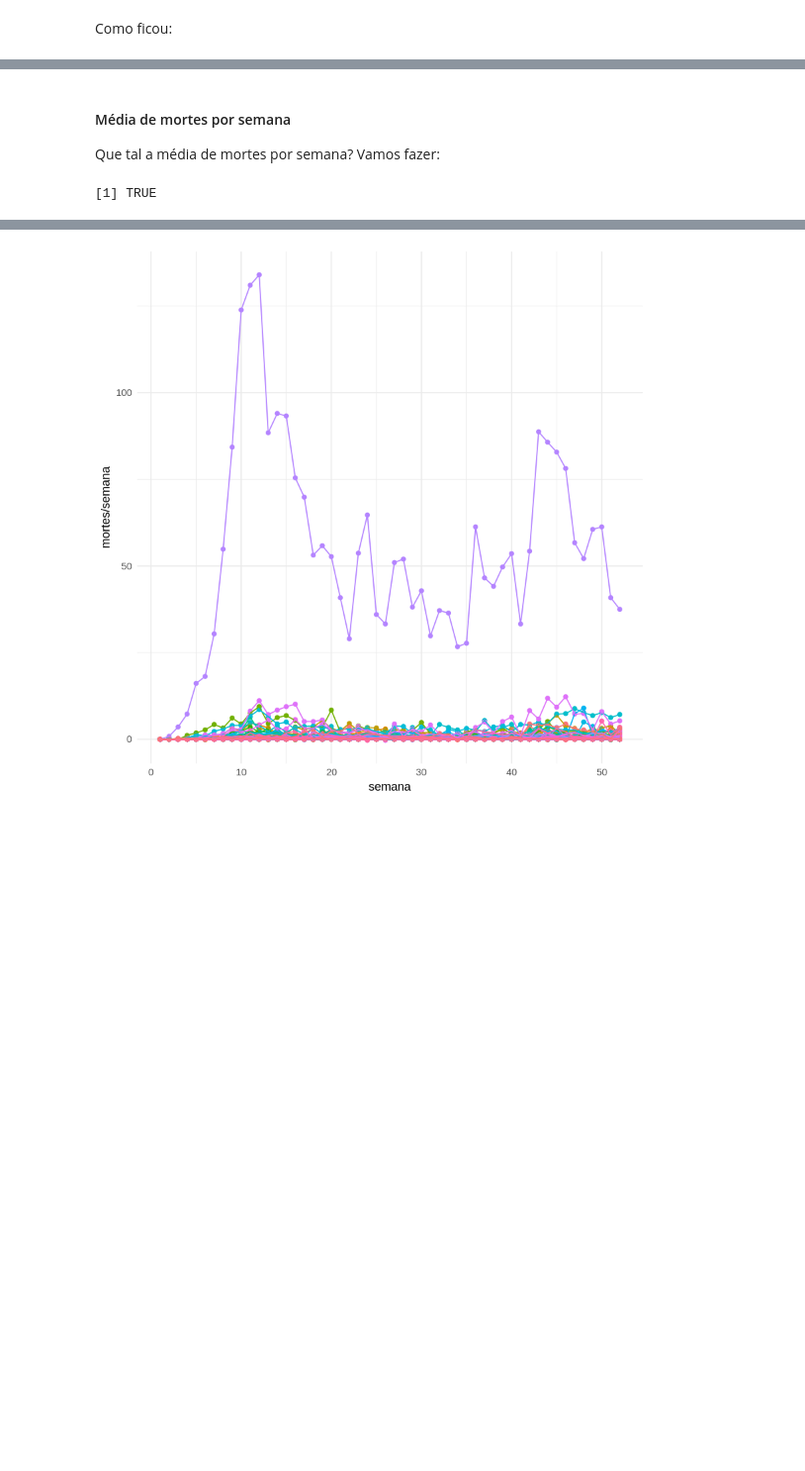
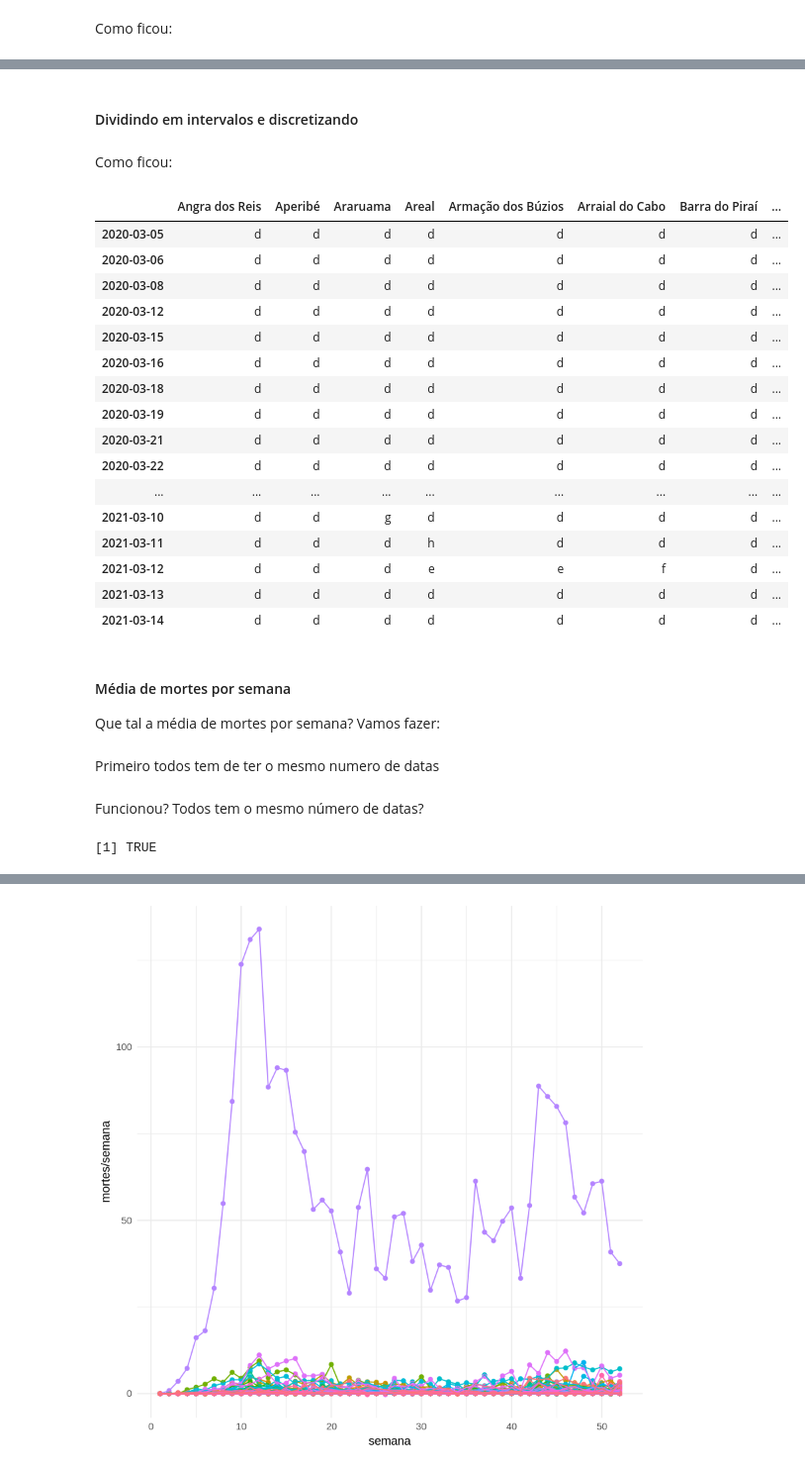
Before and after one commit to castroantonio/R-covid-exploratory-analysis-Brasil.io, a Jupyter notebook: pre-processamento.ipynb, the cells around one changed output, grey strips where cells are left out. Shown at 99% size. Drawn from its saved outputs; the diff is of its cells as text; code cells hidden in the pictures; blank space fills up the shorter version.

```diff
--- a/pre-processamento.ipynb
+++ b/pre-processamento.ipynb
@@ -251,16 +251,54 @@ D
 | 2021-03-12 | -0.48057673 | -0.162742 | -0.3214318 | 2.935660 | 2.9567340 | 5.7708671 | -0.3074852 | ... |
 | 2021-03-13 | -0.00952985 | -0.162742 | -0.3214318 | -0.179349 | -0.2732295 | -0.1727805 | 0.3337340 | ... |
 | 2021-03-14 | -0.48057673 | -0.162742 | -0.3214318 | -0.179349 | -0.2732295 | -0.1727805 | -0.3074852 | ... |
+# %% [markdown]
+<h4>Dividindo em intervalos e discretizando</h4>
+# %%
+minimo <- min(D)
+maximo <- max(D)
+numero_intervalos <- 10
+quebras <- seq(from = minimo, to = maximo, length = numero_intervalos + 1)
+
+t <- cut(D, breaks = quebras, labels = letters[1:numero_intervalos], include.lowest=TRUE)
+D <- matrix(t, nrow = nrow(D), ncol = ncol(D))
+
+D <- as.data.frame(D, stringsAsFactors=FALSE)
+rownames(D) <- datas
+colnames(D) <- municipios
+# %% [markdown]
+<p>Como ficou:</p>
+# %%
+D
+# %% [output]
+|  | Angra dos Reis | Aperibé | Araruama | Areal | Armação dos Búzios | Arraial do Cabo | Barra do Piraí | ... |
+| 2020-03-05 | d | d | d | d | d | d | d | ... |
+| 2020-03-06 | d | d | d | d | d | d | d | ... |
+| 2020-03-08 | d | d | d | d | d | d | d | ... |
+| 2020-03-12 | d | d | d | d | d | d | d | ... |
+| 2020-03-15 | d | d | d | d | d | d | d | ... |
+| 2020-03-16 | d | d | d | d | d | d | d | ... |
+| 2020-03-18 | d | d | d | d | d | d | d | ... |
+| 2020-03-19 | d | d | d | d | d | d | d | ... |
+| 2020-03-21 | d | d | d | d | d | d | d | ... |
+| 2020-03-22 | d | d | d | d | d | d | d | ... |
+| ... | ... | ... | ... | ... | ... | ... | ... | ... |
+| 2021-03-10 | d | d | g | d | d | d | d | ... |
+| 2021-03-11 | d | d | d | h | d | d | d | ... |
+| 2021-03-12 | d | d | d | e | e | f | d | ... |
+| 2021-03-13 | d | d | d | d | d | d | d | ... |
+| 2021-03-14 | d | d | d | d | d | d | d | ... |
 # %% [markdown]
 <h4>Média de mortes por semana</h4>
 <p>Que tal a média de mortes por semana? Vamos fazer:</p>
+# %% [markdown]
+<p>Primeiro todos tem de ter o mesmo numero de datas</p>
 # %%
 # seleciona apenas colunas de interesse
-temp <- dados[ , c(1,2,11)]
+temp <- dados[ , c(1,2,11)] # date, city, deaths_day
 
+# todas as datas que existem no conjunto de dados
 datas <- sort(unique(temp$date))
 
-# Primeiro todos tem de ter o mesmo numero de datas
 linha <- nrow(temp)
 for (municipio in municipios) {
   for (data in datas) {
@@ -272,35 +310,9 @@ for (municipio in municipios) {
     }
   }
 }
-
-# Funcionou?
-nrow(temp) / length(datas) == length(municipios)
-
-# Numero de cada semana
-temp$week <- 0
-
-for (municipio in municipios) {
-  i <- 0
-  for (data in datas) {
-    temp[temp$city == municipio & temp$date == data, "week"] <- as.integer(i / 7) + 1
-    i <- i + 1
-  }
-}
-
-# Semanal por municipio
-semanal <- data.frame(week = 0, city = "", mean_deaths_week = 0, stringsAsFactors = FALSE)
-
-semanas <- sort(unique(temp$week))
-i <- 1
-for (municipio in municipios) {
-  for (semana in semanas) {
-    total <- sum(temp[temp$city == municipio & temp$week == semana, "deaths_day"])
-    linhas <- nrow(temp[temp$city == municipio & temp$week == semana, ])
-    semanal[i, "week"] <- semana
-    semanal[i, "city"] <- municipio
-    semanal[i, "mean_deaths_week"] <- total / linhas
-    i<- i + 1
-  }
-}
-# %% [output]
-[1] TRUE
+# %% [markdown]
+<p>Funcionou? Todos tem o mesmo número de datas?</p>
+# %%
+nrow(temp) / length(datas) == length(municipios)
+# %% [output]
+[1] TRUE
```
Also changed, not shown: parts of 18 cells of this notebook, 1 other file.
